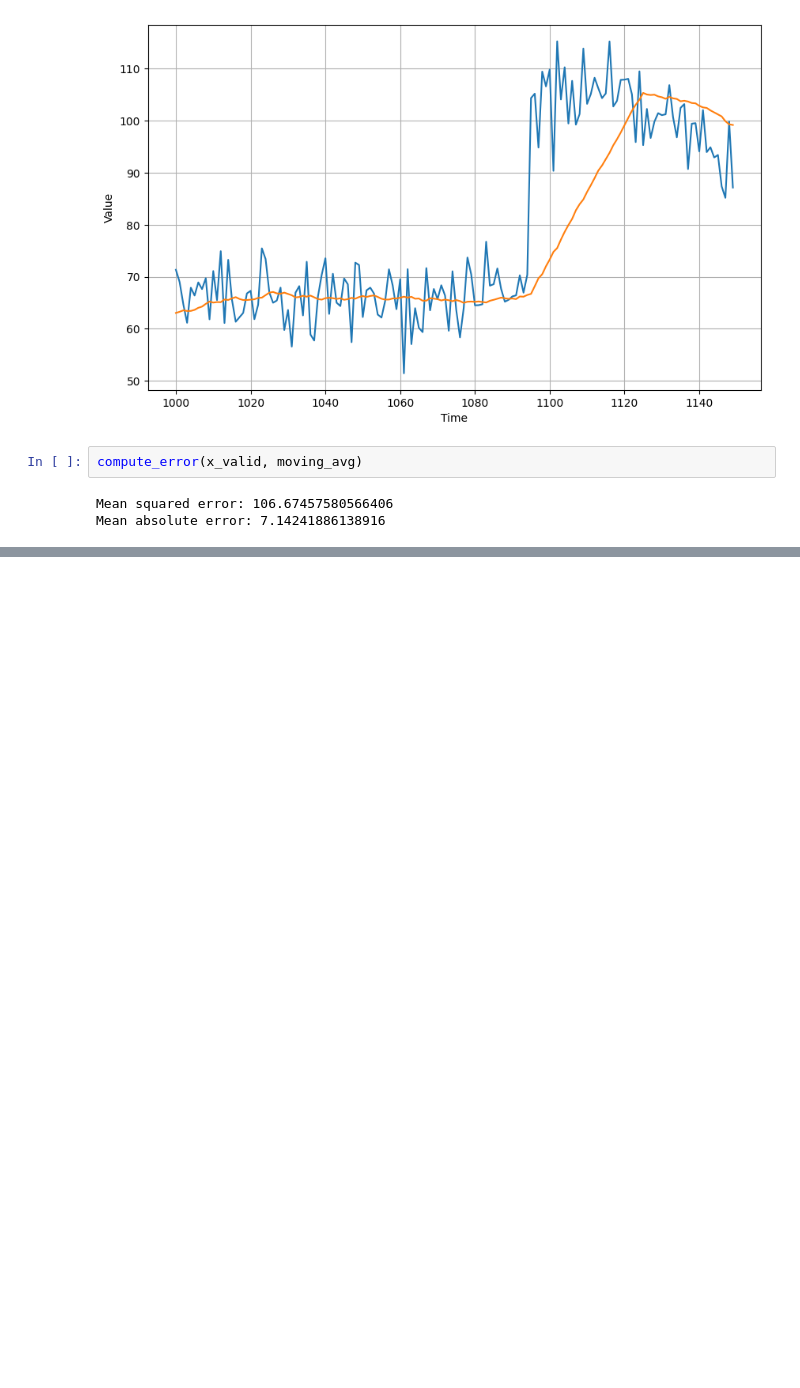
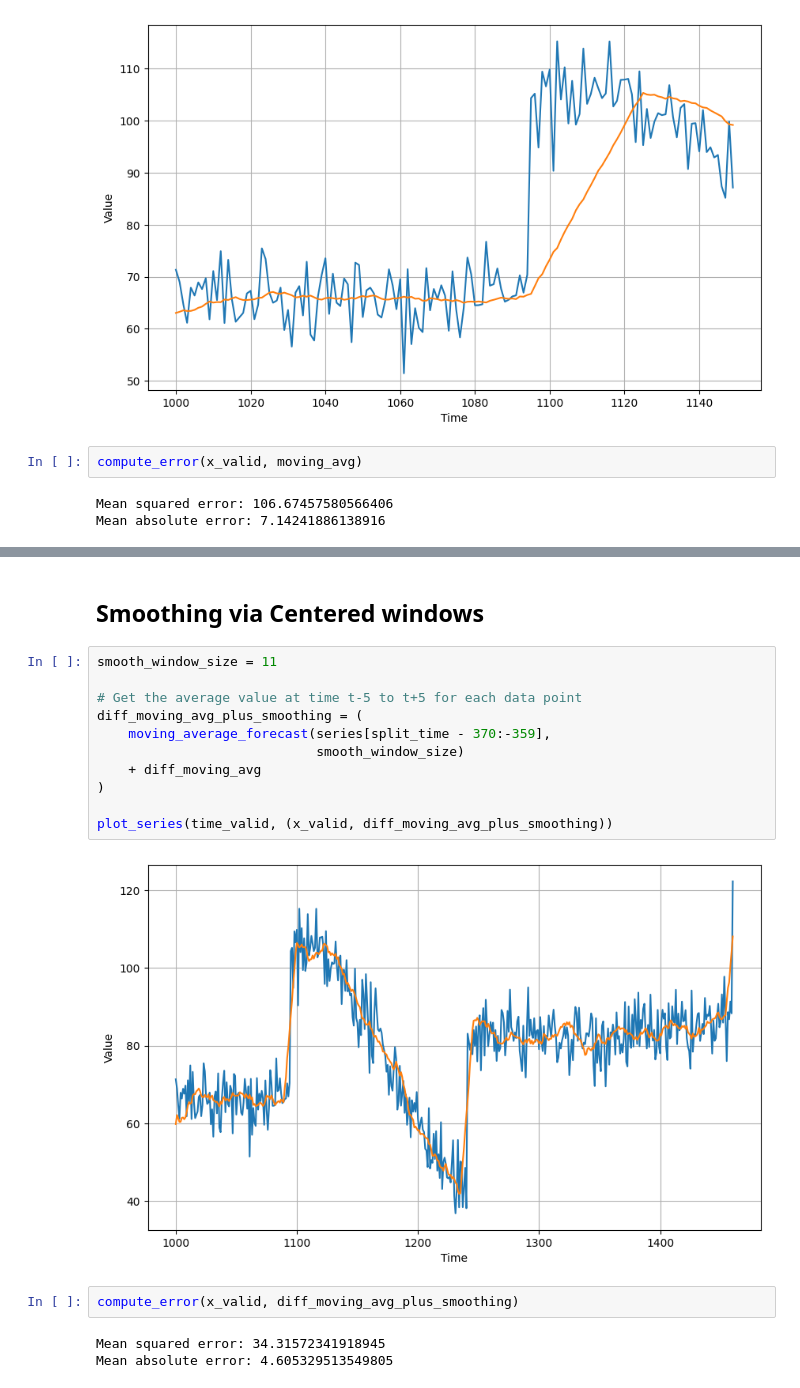
Before and after one commit to shielamms/Tensorflow-Notebooks, a Jupyter notebook: Statistical_Forecasting_with_Synthetic_Time_Series_Data.ipynb, the cells around one changed output, grey strips where cells are left out. Drawn from its saved outputs; the diff is of its cells as text; blank space fills up the shorter version.

```diff
--- a/Statistical_Forecasting_with_Synthetic_Time_Series_Data.ipynb
+++ b/Statistical_Forecasting_with_Synthetic_Time_Series_Data.ipynb
@@ -156,0 +189,20 @@ Mean absolute error: 7.14241886138916
+# %% [markdown]
+## Smoothing via Centered windows
+# %%
+smooth_window_size = 11
+
+# Get the average value at time t-5 to t+5 for each data point
+diff_moving_avg_plus_smoothing = (
+    moving_average_forecast(series[split_time - 370:-359],
+                            smooth_window_size)
+    + diff_moving_avg
+)
+
+plot_series(time_valid, (x_valid, diff_moving_avg_plus_smoothing))
+# %% [output]
+[figure, added]
+# %%
+compute_error(x_valid, diff_moving_avg_plus_smoothing)
+# %% [output]
+Mean squared error: 34.31572341918945
+Mean absolute error: 4.605329513549805
```
Also changed, not shown: parts of 5 cells of this notebook.
